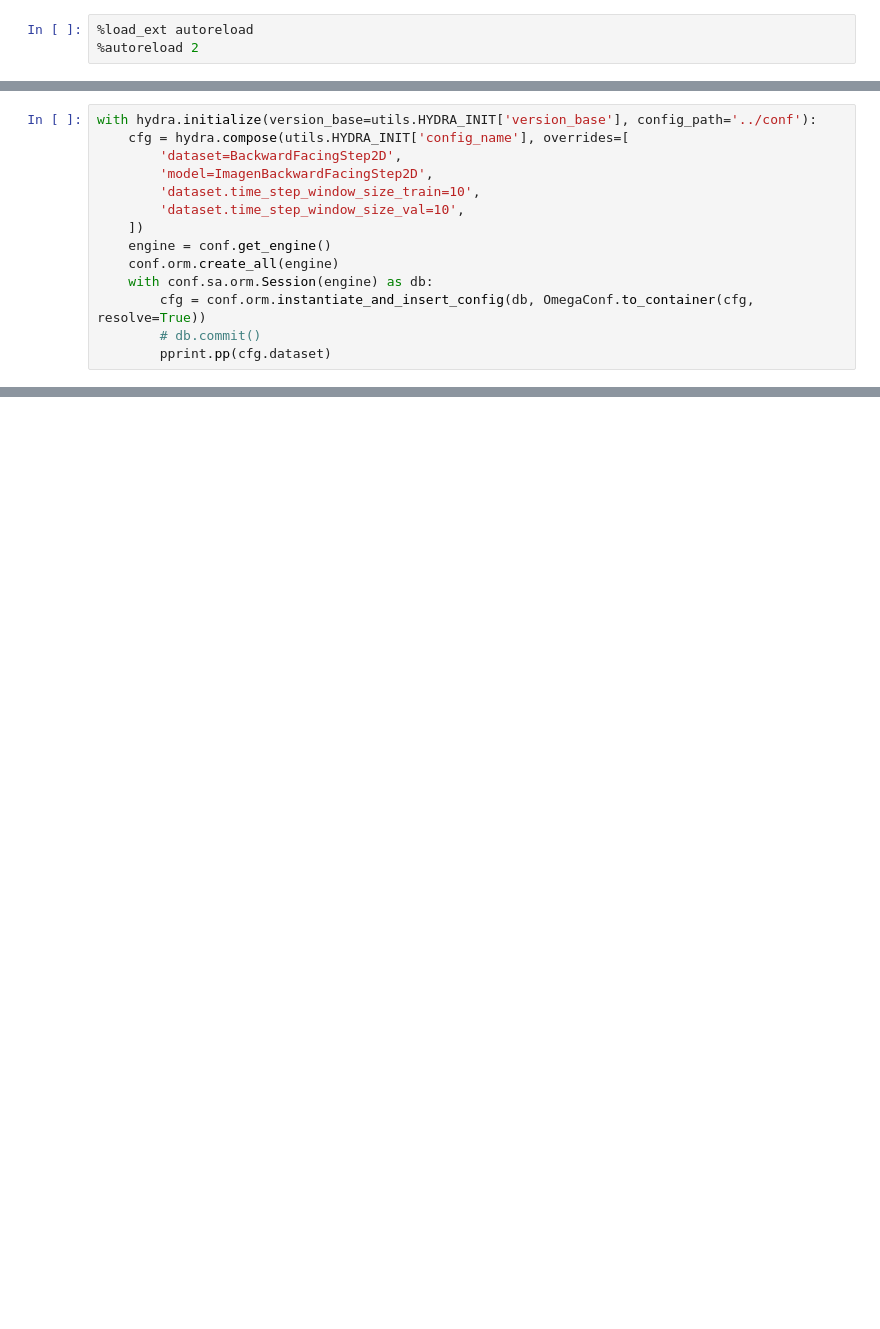
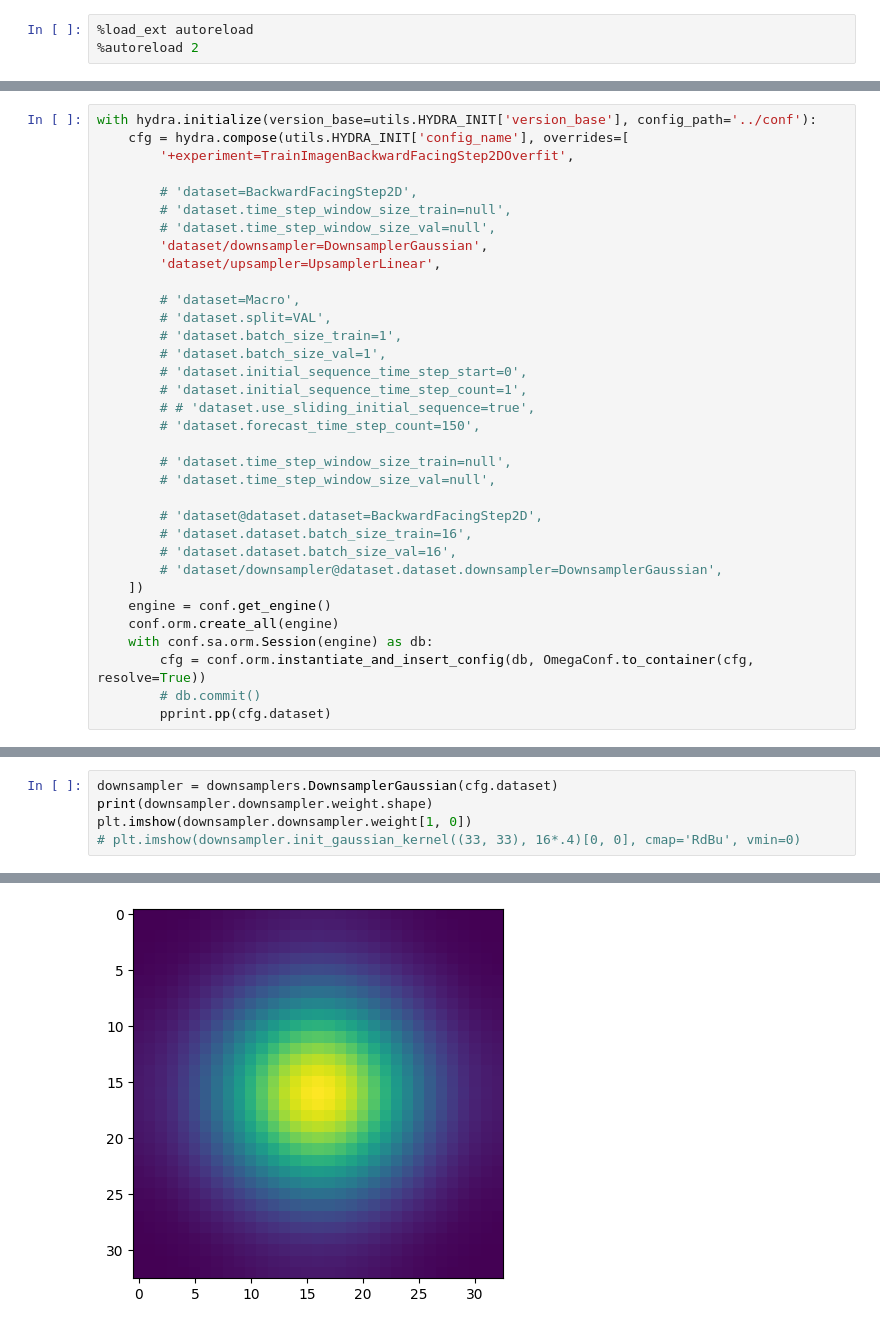
Before and after one commit to reepoi/G-LED, a Jupyter notebook: notebooks/datasets_BackwardFacingStep.ipynb, the cells around one changed output, grey strips where cells are left out. Cells and saved outputs as stored; diff of their text form; blank space fills up the shorter version.

```diff
--- a/notebooks/datasets_BackwardFacingStep.ipynb
+++ b/notebooks/datasets_BackwardFacingStep.ipynb
@@ -26,10 +28,30 @@ from g_led import datasets, utils
 # %%
 with hydra.initialize(version_base=utils.HYDRA_INIT['version_base'], config_path='../conf'):
     cfg = hydra.compose(utils.HYDRA_INIT['config_name'], overrides=[
-        'dataset=BackwardFacingStep2D',
-        'model=ImagenBackwardFacingStep2D',
-        'dataset.time_step_window_size_train=10',
-        'dataset.time_step_window_size_val=10',
+        '+experiment=TrainImagenBackwardFacingStep2DOverfit',
+
+        # 'dataset=BackwardFacingStep2D',
+        # 'dataset.time_step_window_size_train=null',
+        # 'dataset.time_step_window_size_val=null',
+        'dataset/downsampler=DownsamplerGaussian',
+        'dataset/upsampler=UpsamplerLinear',
+
+        # 'dataset=Macro',
+        # 'dataset.split=VAL',
+        # 'dataset.batch_size_train=1',
+        # 'dataset.batch_size_val=1',
+        # 'dataset.initial_sequence_time_step_start=0',
+        # 'dataset.initial_sequence_time_step_count=1',
+        # # 'dataset.use_sliding_initial_sequence=true',
+        # 'dataset.forecast_time_step_count=150',
+
+        # 'dataset.time_step_window_size_train=null',
+        # 'dataset.time_step_window_size_val=null',
+
+        # 'dataset@dataset.dataset=BackwardFacingStep2D',
+        # 'dataset.dataset.batch_size_train=16',
+        # 'dataset.dataset.batch_size_val=16',
+        # 'dataset/downsampler@dataset.dataset.downsampler=DownsamplerGaussian',
     ])
     engine = conf.get_engine()
     conf.orm.create_all(engine)
@@ -92,0 +122,6 @@ fig.colorbar(im_out, cax=axs[-1])#, orientation='horizontal')
+# %%
+downsampler = downsamplers.DownsamplerGaussian(cfg.dataset)
+print(downsampler.downsampler.weight.shape)
+plt.imshow(downsampler.downsampler.weight[1, 0])
+# plt.imshow(downsampler.init_gaussian_kernel((33, 33), 16*.4)[0, 0], cmap='RdBu', vmin=0)
+# %% [output]
@@ -92,0 +130 @@ fig.colorbar(im_out, cax=axs[-1])#, orientation='horizontal')
+[figure, added]
```
Also changed, not shown: parts of 9 cells of this notebook, 2 other files.
